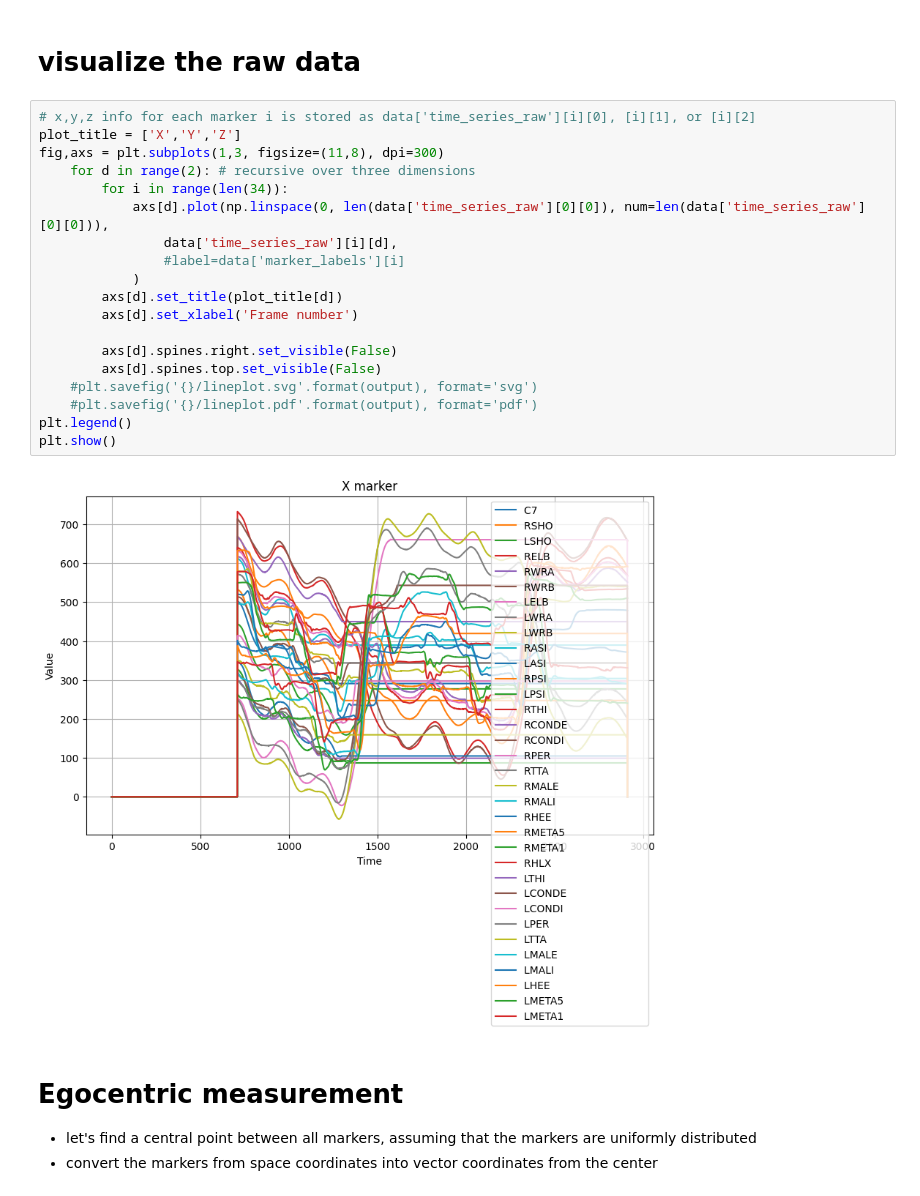
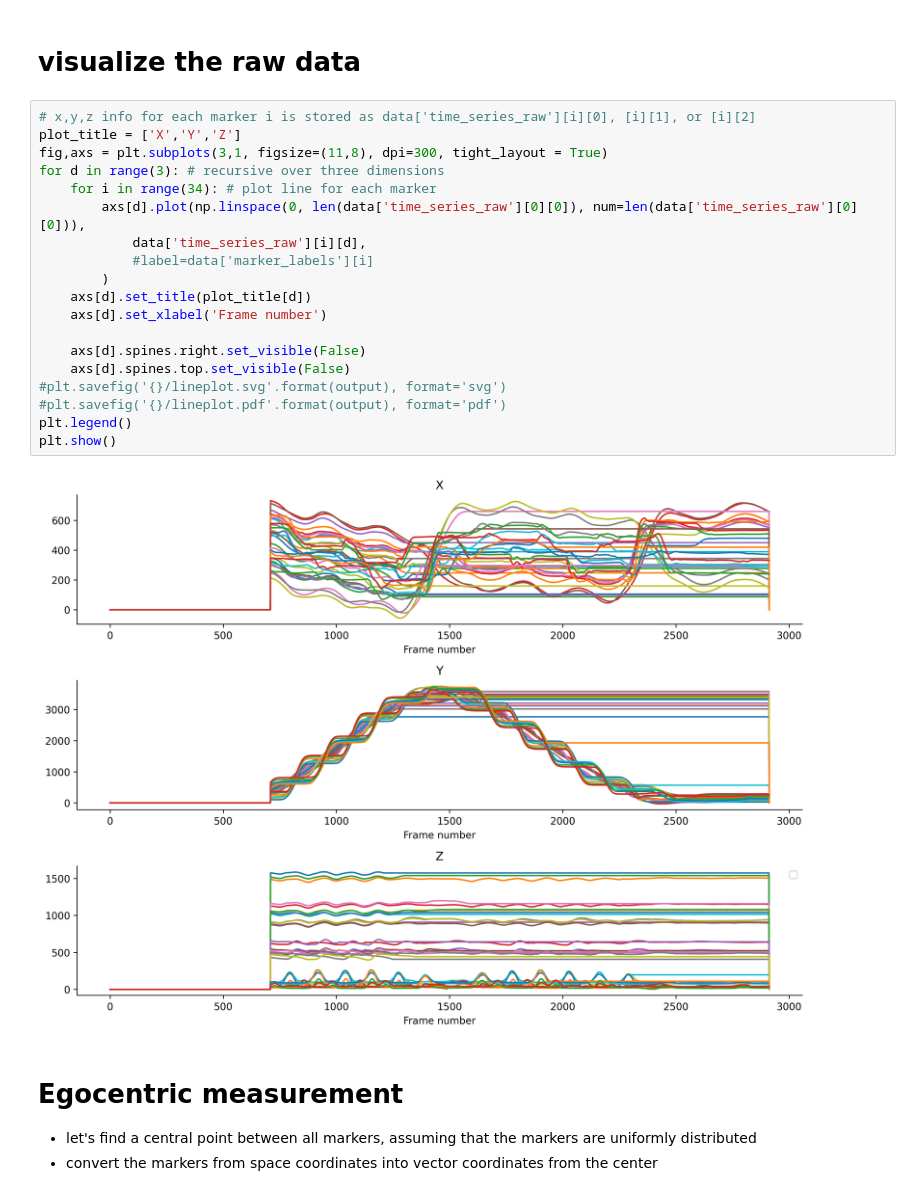
Before and after one commit to anqizhou13/FastTracker, a Jupyter notebook: process.ipynb, the cells around one changed output. Cells and saved outputs as stored; diff of their text form.

```diff
--- a/process.ipynb
+++ b/process.ipynb
@@ -46,24 +46,24 @@ data = {
 # %%
 # x,y,z info for each marker i is stored as data['time_series_raw'][i][0], [i][1], or [i][2]
 plot_title = ['X','Y','Z']
-fig,axs = plt.subplots(1,3, figsize=(11,8), dpi=300)
-    for d in range(2): # recursive over three dimensions
-        for i in range(len(34)):
-            axs[d].plot(np.linspace(0, len(data['time_series_raw'][0][0]), num=len(data['time_series_raw'][0][0])),
-                data['time_series_raw'][i][d],
-                #label=data['marker_labels'][i]
-            )
-        axs[d].set_title(plot_title[d])
-        axs[d].set_xlabel('Frame number')
+fig,axs = plt.subplots(3,1, figsize=(11,8), dpi=300, tight_layout = True)
+for d in range(3): # recursive over three dimensions
+    for i in range(34): # plot line for each marker
+        axs[d].plot(np.linspace(0, len(data['time_series_raw'][0][0]), num=len(data['time_series_raw'][0][0])),
+            data['time_series_raw'][i][d],
+            #label=data['marker_labels'][i]
+        )
+    axs[d].set_title(plot_title[d])
+    axs[d].set_xlabel('Frame number')
 
-        axs[d].spines.right.set_visible(False)
-        axs[d].spines.top.set_visible(False)
-    #plt.savefig('{}/lineplot.svg'.format(output), format='svg')
-    #plt.savefig('{}/lineplot.pdf'.format(output), format='pdf')
+    axs[d].spines.right.set_visible(False)
+    axs[d].spines.top.set_visible(False)
+#plt.savefig('{}/lineplot.svg'.format(output), format='svg')
+#plt.savefig('{}/lineplot.pdf'.format(output), format='pdf')
 plt.legend()
 plt.show()
 # %% [output]
-[figure, old version]
+[figure, new version]
 # %% [markdown]
 # Egocentric measurement
 - let's find a central point between all markers, assuming that the markers are uniformly distributed
```
Also changed, not shown: parts of 2 cells of this notebook.
